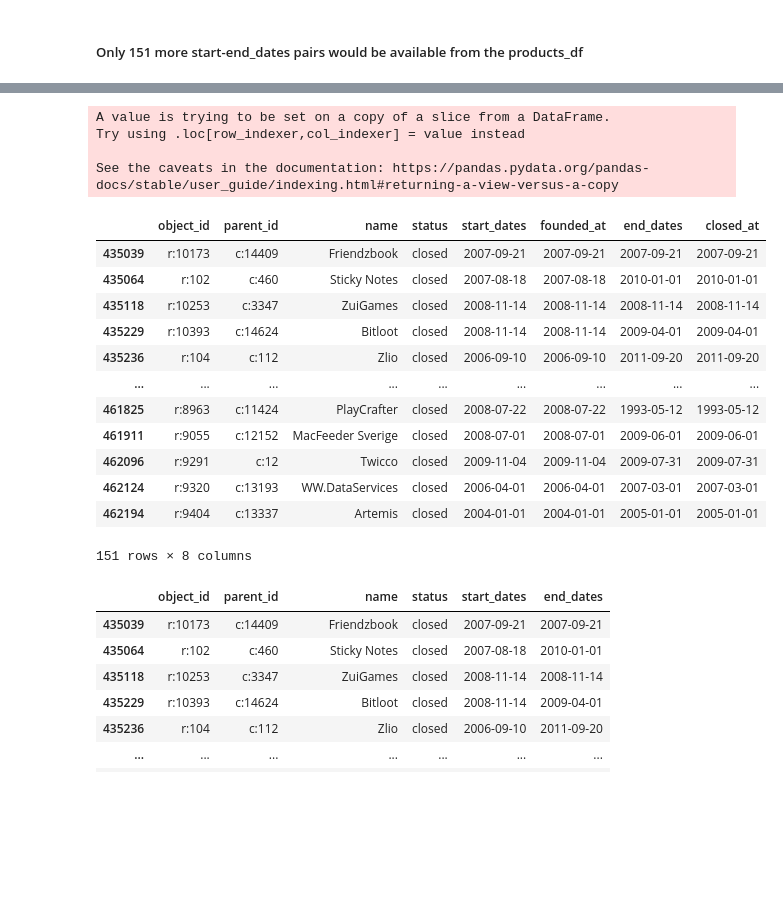
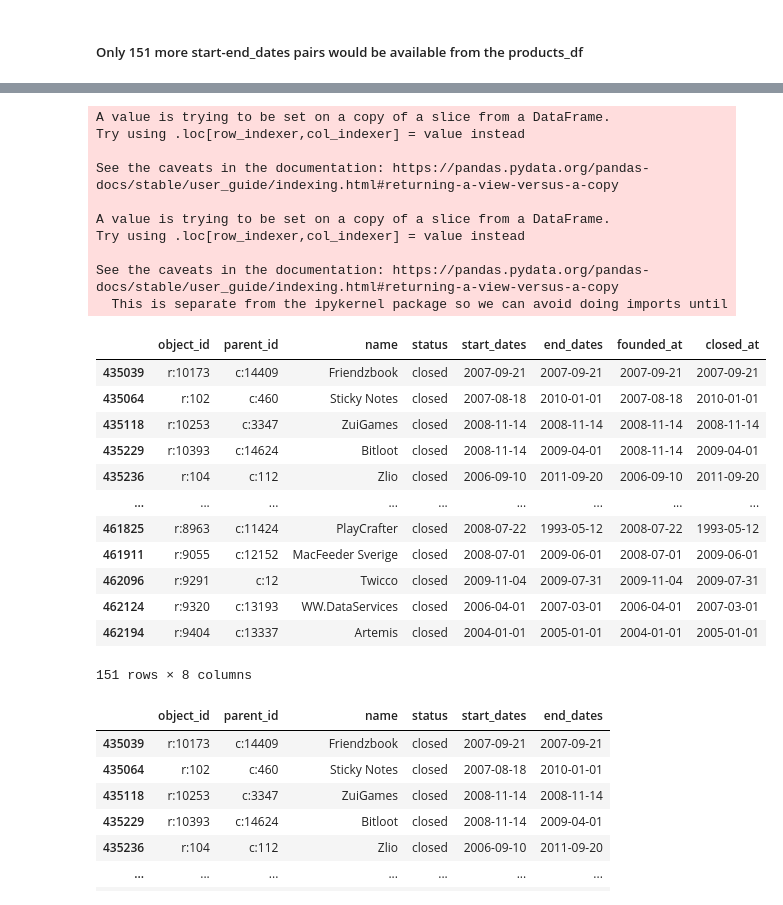
Before and after one commit to PaulIsenberg/FWIP_Venture, a Jupyter notebook: transform_end_date.ipynb, the cells around one changed output, grey strips where cells are left out. Saved outputs shown, nothing was run; the diff lists cells and outputs as text; code cells hidden in the pictures; blank space fills up the shorter version.

```diff
--- a/transform_end_date.ipynb
+++ b/transform_end_date.ipynb
@@ -518,24 +509,31 @@ See the caveats in the documentation: https://pandas.pydata.org/pandas-docs/stab
 # %%
 # Final product df with start and end dates
 products_df_final_2['start_dates'] = products_df_final_2.apply(lambda row : (row['founded_at']), axis = 1)
+products_df_final_2['end_dates'] = products_df_final_2.apply(lambda row : (row['closed_at']), axis = 1)
 products_df_final_2
 # %% [output]
 A value is trying to be set on a copy of a slice from a DataFrame.
 Try using .loc[row_indexer,col_indexer] = value instead
 
 See the caveats in the documentation: https://pandas.pydata.org/pandas-docs/stable/user_guide/indexing.html#returning-a-view-versus-a-copy
+
+A value is trying to be set on a copy of a slice from a DataFrame.
+Try using .loc[row_indexer,col_indexer] = value instead
+
+See the caveats in the documentation: https://pandas.pydata.org/pandas-docs/stable/user_guide/indexing.html#returning-a-view-versus-a-copy
+  This is separate from the ipykernel package so we can avoid doing imports until
-|  | object_id | parent_id | name | status | start_dates | founded_at | end_dates | closed_at |
+|  | object_id | parent_id | name | status | start_dates | end_dates | founded_at | closed_at |
 | 435039 | r:10173 | c:14409 | Friendzbook | closed | 2007-09-21 | 2007-09-21 | 2007-09-21 | 2007-09-21 |
-| 435064 | r:102 | c:460 | Sticky Notes | closed | 2007-08-18 | 2007-08-18 | 2010-01-01 | 2010-01-01 |
+| 435064 | r:102 | c:460 | Sticky Notes | closed | 2007-08-18 | 2010-01-01 | 2007-08-18 | 2010-01-01 |
 | 435118 | r:10253 | c:3347 | ZuiGames | closed | 2008-11-14 | 2008-11-14 | 2008-11-14 | 2008-11-14 |
-| 435229 | r:10393 | c:14624 | Bitloot | closed | 2008-11-14 | 2008-11-14 | 2009-04-01 | 2009-04-01 |
-| 435236 | r:104 | c:112 | Zlio | closed | 2006-09-10 | 2006-09-10 | 2011-09-20 | 2011-09-20 |
+| 435229 | r:10393 | c:14624 | Bitloot | closed | 2008-11-14 | 2009-04-01 | 2008-11-14 | 2009-04-01 |
+| 435236 | r:104 | c:112 | Zlio | closed | 2006-09-10 | 2011-09-20 | 2006-09-10 | 2011-09-20 |
 | ... | ... | ... | ... | ... | ... | ... | ... | ... |
-| 461825 | r:8963 | c:11424 | PlayCrafter | closed | 2008-07-22 | 2008-07-22 | 1993-05-12 | 1993-05-12 |
-| 461911 | r:9055 | c:12152 | MacFeeder Sverige | closed | 2008-07-01 | 2008-07-01 | 2009-06-01 | 2009-06-01 |
-| 462096 | r:9291 | c:12 | Twicco | closed | 2009-11-04 | 2009-11-04 | 2009-07-31 | 2009-07-31 |
-| 462124 | r:9320 | c:13193 | WW.DataServices | closed | 2006-04-01 | 2006-04-01 | 2007-03-01 | 2007-03-01 |
-| 462194 | r:9404 | c:13337 | Artemis | closed | 2004-01-01 | 2004-01-01 | 2005-01-01 | 2005-01-01 |
+| 461825 | r:8963 | c:11424 | PlayCrafter | closed | 2008-07-22 | 1993-05-12 | 2008-07-22 | 1993-05-12 |
+| 461911 | r:9055 | c:12152 | MacFeeder Sverige | closed | 2008-07-01 | 2009-06-01 | 2008-07-01 | 2009-06-01 |
+| 462096 | r:9291 | c:12 | Twicco | closed | 2009-11-04 | 2009-07-31 | 2009-11-04 | 2009-07-31 |
+| 462124 | r:9320 | c:13193 | WW.DataServices | closed | 2006-04-01 | 2007-03-01 | 2006-04-01 | 2007-03-01 |
+| 462194 | r:9404 | c:13337 | Artemis | closed | 2004-01-01 | 2005-01-01 | 2004-01-01 | 2005-01-01 |
 151 rows × 8 columns
 # %%
 #Dropping columns
```
Also changed, not shown: parts of 52 cells of this notebook.
